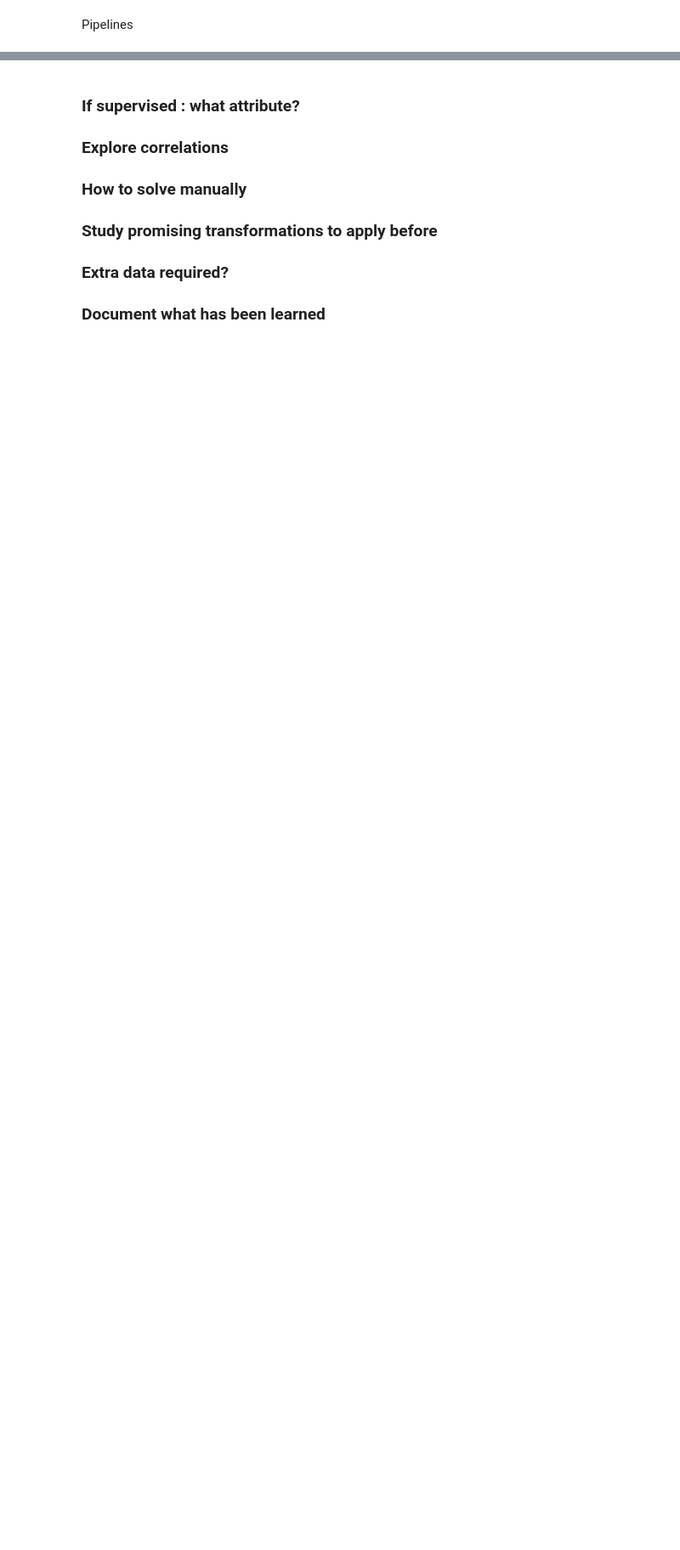
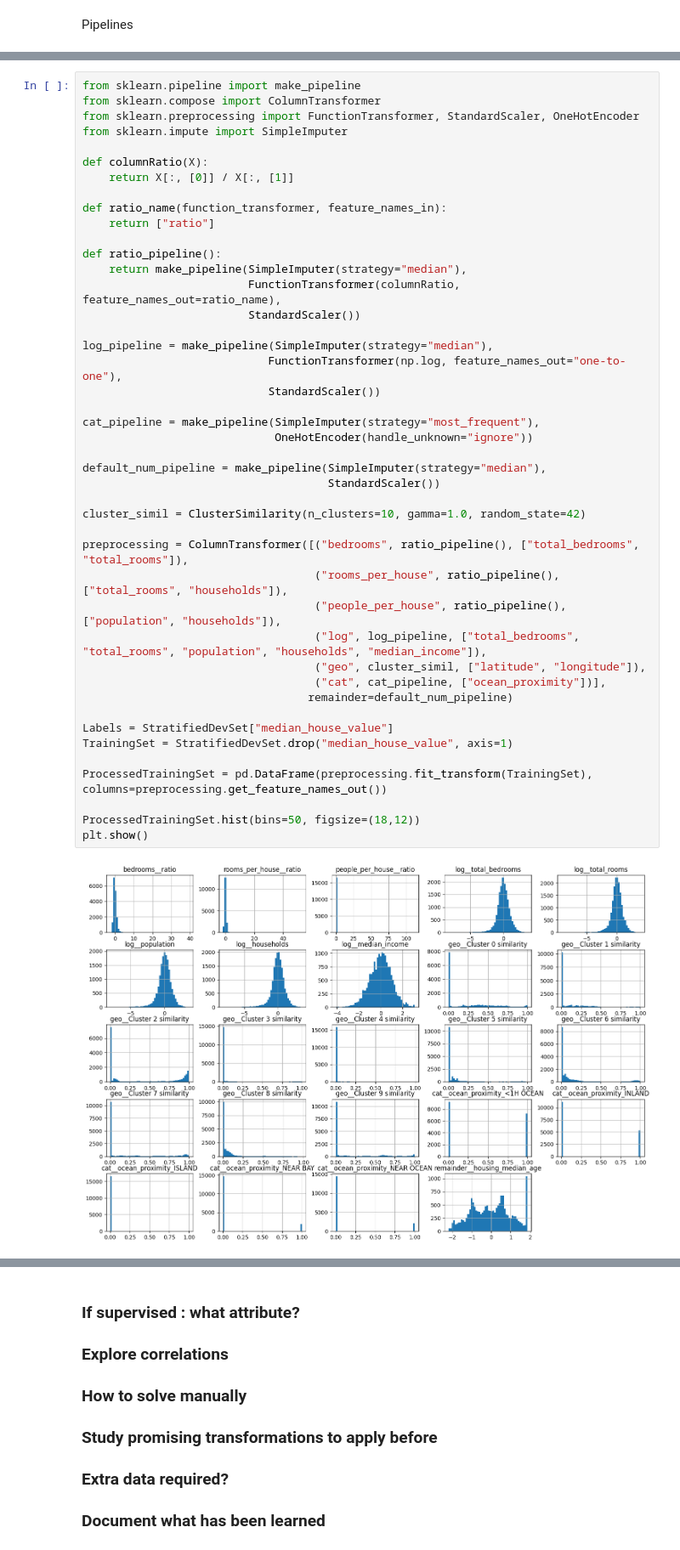
Before and after one commit to SimLend/HandsOnMachineLearning, a Jupyter notebook: Chapter1/CaliforniaHousingPrices/HousingPriceRegression.ipynb, the cells around one changed output, grey strips where cells are left out. Shown at 85% size. Cells and saved outputs as stored; diff of their text form; blank space fills up the shorter version.

```diff
--- a/Chapter1/CaliforniaHousingPrices/HousingPriceRegression.ipynb
+++ b/Chapter1/CaliforniaHousingPrices/HousingPriceRegression.ipynb
@@ -553,0 +593,46 @@ Pipeline(steps=[('impute', SimpleImputer(strategy='median')),
+# %%
+from sklearn.pipeline import make_pipeline
+from sklearn.compose import ColumnTransformer
+from sklearn.preprocessing import FunctionTransformer, StandardScaler, OneHotEncoder
+from sklearn.impute import SimpleImputer
+
+def columnRatio(X):
+    return X[:, [0]] / X[:, [1]]
+
+def ratio_name(function_transformer, feature_names_in):
+    return ["ratio"]
+
+def ratio_pipeline():
+    return make_pipeline(SimpleImputer(strategy="median"),
+                         FunctionTransformer(columnRatio, feature_names_out=ratio_name),
+                         StandardScaler())
+
+log_pipeline = make_pipeline(SimpleImputer(strategy="median"),
+                            FunctionTransformer(np.log, feature_names_out="one-to-one"),
+                            StandardScaler())
+
+cat_pipeline = make_pipeline(SimpleImputer(strategy="most_frequent"),
+                             OneHotEncoder(handle_unknown="ignore"))
+
+default_num_pipeline = make_pipeline(SimpleImputer(strategy="median"),
+                                     StandardScaler())
+
+cluster_simil = ClusterSimilarity(n_clusters=10, gamma=1.0, random_state=42)
+
+preprocessing = ColumnTransformer([("bedrooms", ratio_pipeline(), ["total_bedrooms", "total_rooms"]),
+                                   ("rooms_per_house", ratio_pipeline(), ["total_rooms", "households"]),
+                                   ("people_per_house", ratio_pipeline(), ["population", "households"]),
+                                   ("log", log_pipeline, ["total_bedrooms", "total_rooms", "population", "households", "median_income"]),
+                                   ("geo", cluster_simil, ["latitude", "longitude"]),
+                                   ("cat", cat_pipeline, ["ocean_proximity"])],
+                                  remainder=default_num_pipeline)
+
+Labels = StratifiedDevSet["median_house_value"]
+TrainingSet = StratifiedDevSet.drop("median_house_value", axis=1)
+
+ProcessedTrainingSet = pd.DataFrame(preprocessing.fit_transform(TrainingSet), columns=preprocessing.get_feature_names_out())
+
+ProcessedTrainingSet.hist(bins=50, figsize=(18,12))
+plt.show()
+# %% [output]
+[figure, added]
```
Also changed, not shown: parts of 8 cells of this notebook.
